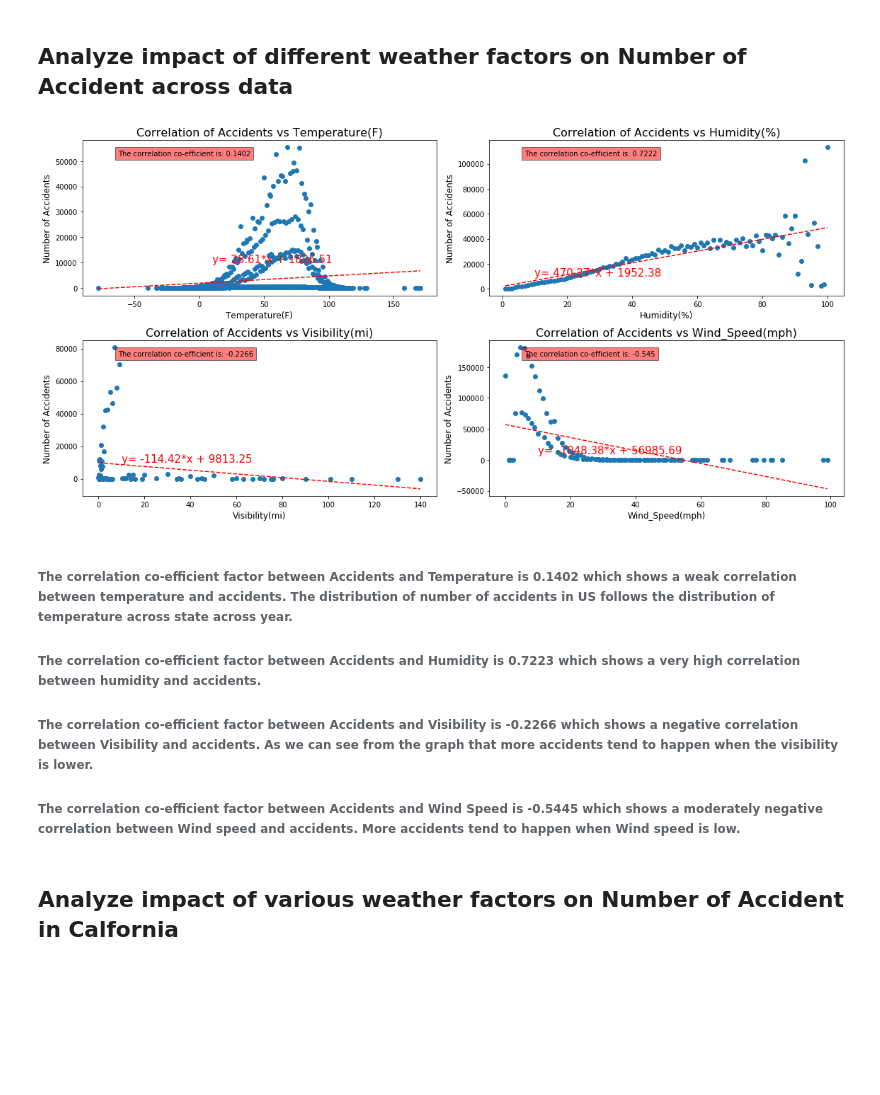
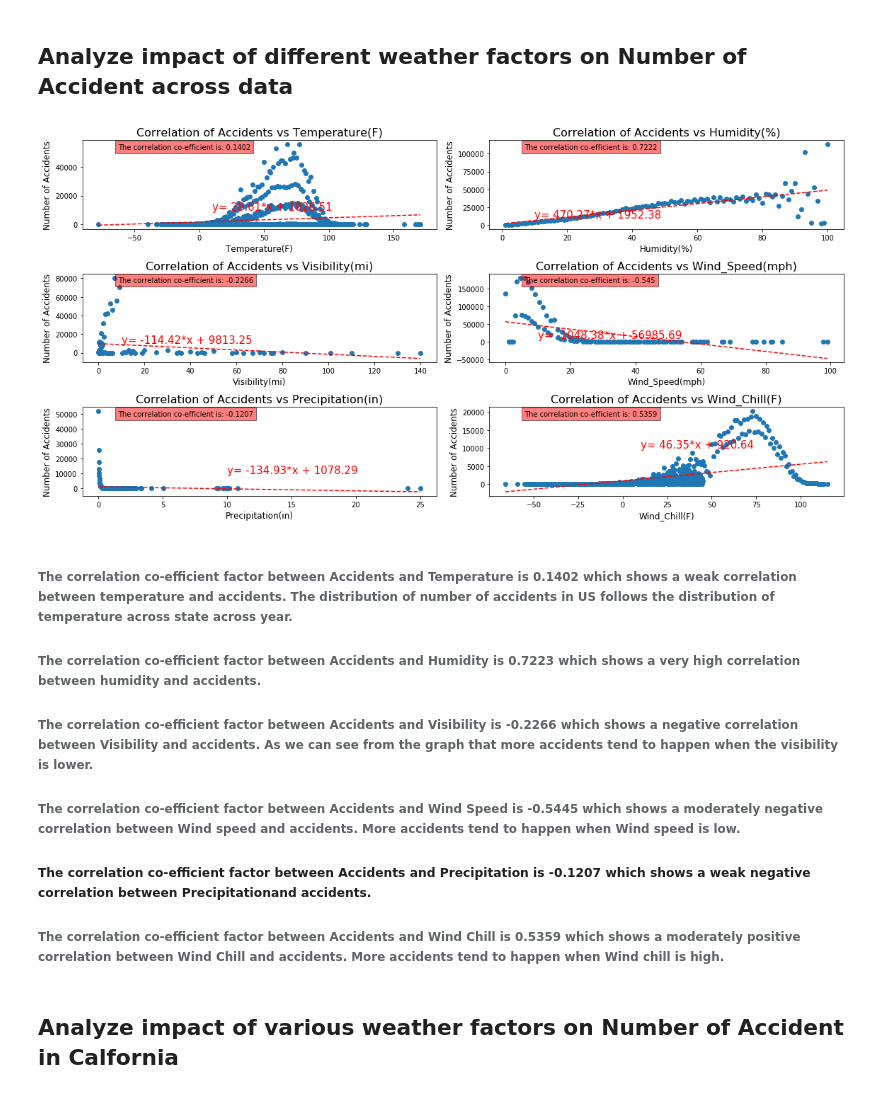
Before and after one commit to lilijo6/Project-Group-3, a Jupyter notebook: USAccident_Analysis.ipynb, the cells around one changed output. Drawn from its saved outputs; the diff is of its cells as text; code cells hidden in the pictures; blank space fills up the shorter version.

```diff
--- a/USAccident_Analysis.ipynb
+++ b/USAccident_Analysis.ipynb
@@ -1424,9 +1452,9 @@ The correlation-co-efficient is: -0.545
 # %% [markdown]
 ## Analyze impact of different weather factors on Number of Accident across data
 # %%
-multi_factor=["Temperature(F)","Humidity(%)","Visibility(mi)","Wind_Speed(mph)"]
+multi_factor=["Temperature(F)","Humidity(%)","Visibility(mi)","Wind_Speed(mph)","Precipitation(in)","Wind_Chill(F)"]
 # %%
-fig,ax =  plt.subplots(2,2,figsize=(16,8))
+fig,ax =  plt.subplots(3,2,figsize=(16,8))
 #fig=plt.figure(figsize=(20,8))
 
 #multi_factor=["Humidity(%)","Visibility(mi)","Temperature(F)","Wind_Speed(mph)"]
@@ -1443,6 +1471,10 @@ for factor in multi_factor:
         y_axis=accident_count_factor["Start_Time"]
     elif factor=="Visibility(mi)":
         accident_count_factor=accident_target.loc[accident_target[factor]!=10.0].groupby(factor).count().reset_index()
+        x_axis=accident_count_factor[factor]
+        y_axis=accident_count_factor["Start_Time"]
+    elif factor=="Precipitation(in)":
+        accident_count_factor=accident_target.loc[accident_target[factor]!=0].groupby(factor).count().reset_index()
         x_axis=accident_count_factor[factor]
         y_axis=accident_count_factor["Start_Time"]
     else:
@@ -1465,35 +1497,39 @@ for factor in multi_factor:
     slope,intercept,p,r,stderr=linregress(x_axis,y_axis)
 
     line_eq=f"y= {round(slope,2)}*x + {round(intercept,2)}"
 
     corr,pvalue=pearsonr(accident_count_factor[factor],accident_count_factor["Start_Time"])
 
     ax[x_cord][y_cord].plot(x_axis,((slope*x_axis)+intercept),"r--")
 
     ax[x_cord][y_cord].annotate(line_eq,(10,10000),color="red",fontsize=15)
 
     ax[x_cord][y_cord].text(0.1, 0.9,f"The correlation co-efficient is: {round(corr,4)}", transform=ax[x_cord][y_cord].transAxes,bbox=dict(facecolor='red', alpha=0.5))
 
     #imagepath=f"Images/Accidents_vs_factors"
 
 
 
     if(x_cord==0 and y_cord==0):
         y_cord=1
     elif (x_cord==0 and y_cord==1):
         x_cord=1
         y_cord=0
     elif (x_cord==1 and y_cord==0):
         y_cord=1
-
+    elif (x_cord==1 and y_cord==1):
+        x_cord=2
+        y_cord=0
+    elif (x_cord==2 and y_cord==0):
+        y_cord=1
 
     plt.tight_layout()
 
     plt.savefig("Images/Fig19. Accidents_vs_factors.png")
 
     #print(f"The r-squared value for Number of Accidents vs {factor} is: {r**2}")
 # %% [output]
-[figure, old version]
+[figure, new version]
 # %% [markdown]
 ###### The correlation co-efficient factor between Accidents and Temperature is 0.1402 which shows a weak correlation between temperature and accidents. The distribution of number of accidents in US follows the distribution of temperature across state across year.
 
@@ -1501,6 +1537,10 @@ for factor in multi_factor:
 ###### The correlation co-efficient factor between Accidents and Visibility is -0.2266 which shows a negative correlation between Visibility and accidents. As we can see from the graph that more accidents tend to happen when the visibility is lower.
 
 ###### The correlation co-efficient factor between Accidents and Wind Speed is -0.5445 which shows a moderately negative correlation between Wind speed and accidents. More accidents tend to happen when Wind speed is low.
+
+##### The correlation co-efficient factor between Accidents and Precipitation is -0.1207 which shows a weak negative correlation between Precipitationand accidents.
+
+###### The correlation co-efficient factor between Accidents and Wind Chill is 0.5359 which shows a moderately positive correlation between Wind Chill and accidents. More accidents tend to happen when Wind chill is high.
 # %% [markdown]
 ## Analyze impact of various weather factors on Number of Accident in Calfornia
 # %%
```
Also changed, not shown: parts of 7 cells of this notebook, 7 other files.
